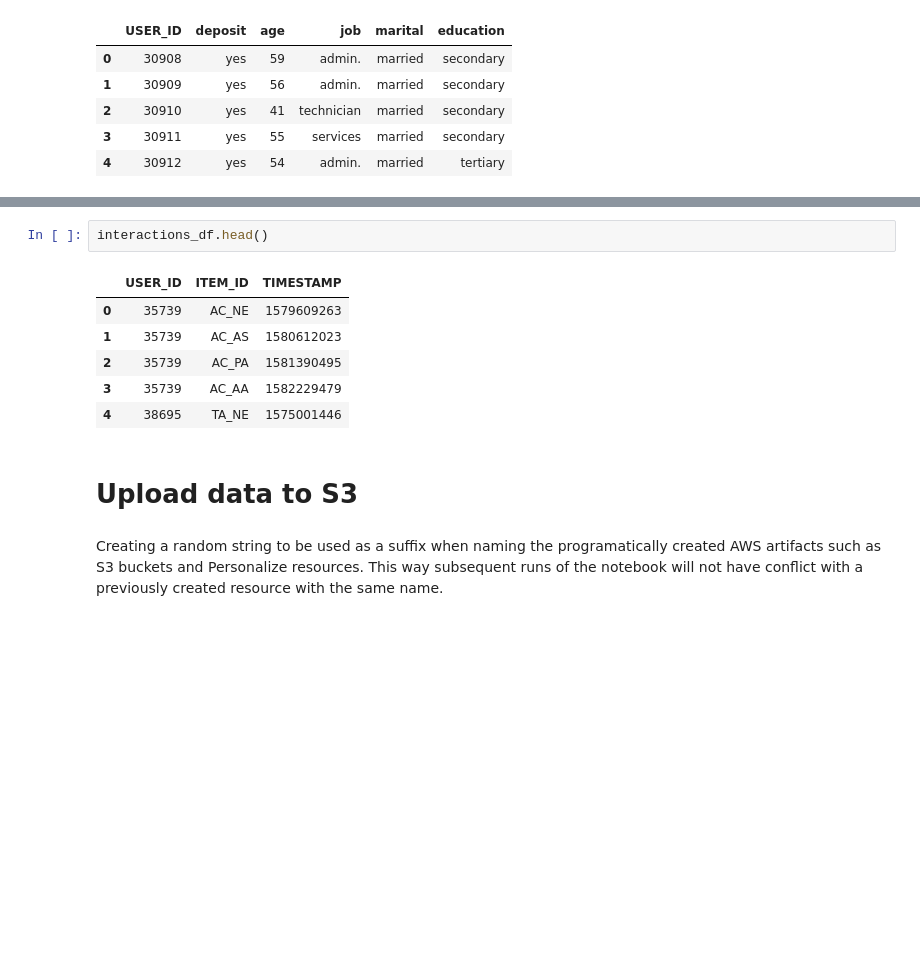
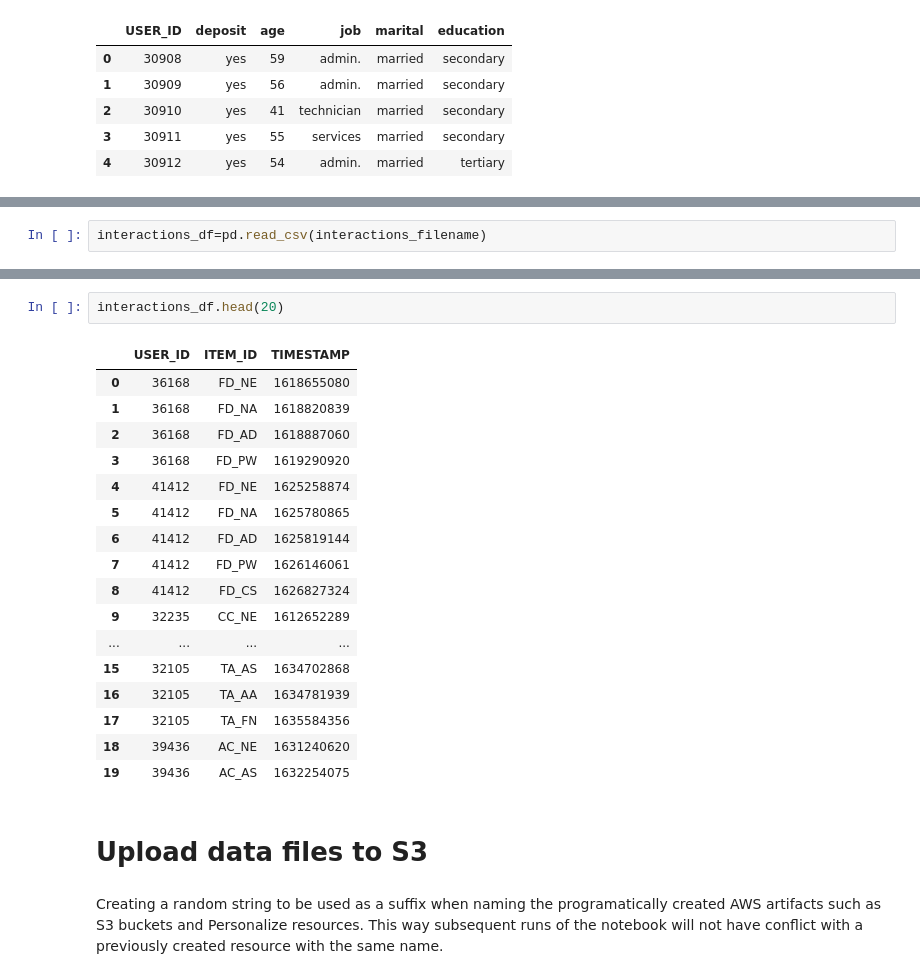
Before and after one commit to santanu-dey/connect-personalize-demo, a Jupyter notebook: train_personalize_with_customer_and_contact_records.ipynb, the cells around one changed output, grey strips where cells are left out. Cells and saved outputs as stored; diff of their text form; blank space fills up the shorter version.

```diff
--- a/train_personalize_with_customer_and_contact_records.ipynb
+++ b/train_personalize_with_customer_and_contact_records.ipynb
@@ -83,0 +180,2 @@ users_df.head()
+# %%
+interactions_df=pd.read_csv(interactions_filename)
@@ -84,14 +194,25 @@ users_df.head()
 # %%
-interactions_df.head()
+interactions_df.head(20)
 # %% [output]
 |  | USER_ID | ITEM_ID | TIMESTAMP |
-| 0 | 35739 | AC_NE | 1579609263 |
-| 1 | 35739 | AC_AS | 1580612023 |
-| 2 | 35739 | AC_PA | 1581390495 |
-| 3 | 35739 | AC_AA | 1582229479 |
-| 4 | 38695 | TA_NE | 1575001446 |
+| 0 | 36168 | FD_NE | 1618655080 |
+| 1 | 36168 | FD_NA | 1618820839 |
+| 2 | 36168 | FD_AD | 1618887060 |
+| 3 | 36168 | FD_PW | 1619290920 |
+| 4 | 41412 | FD_NE | 1625258874 |
+| 5 | 41412 | FD_NA | 1625780865 |
+| 6 | 41412 | FD_AD | 1625819144 |
+| 7 | 41412 | FD_PW | 1626146061 |
+| 8 | 41412 | FD_CS | 1626827324 |
+| 9 | 32235 | CC_NE | 1612652289 |
+| ... | ... | ... | ... |
+| 15 | 32105 | TA_AS | 1634702868 |
+| 16 | 32105 | TA_AA | 1634781939 |
+| 17 | 32105 | TA_FN | 1635584356 |
+| 18 | 39436 | AC_NE | 1631240620 |
+| 19 | 39436 | AC_AS | 1632254075 |
 # %% [markdown]
-# Upload data to S3
+# Upload data files to S3
 # %% [markdown]
 Creating a random string to be used as a suffix when naming the programatically created AWS artifacts such as S3 buckets and Personalize resources. This way subsequent runs of the notebook will not have conflict with a previously created resource with the same name.
 # %%
```
Also changed, not shown: parts of 69 cells of this notebook, 2 other files.
